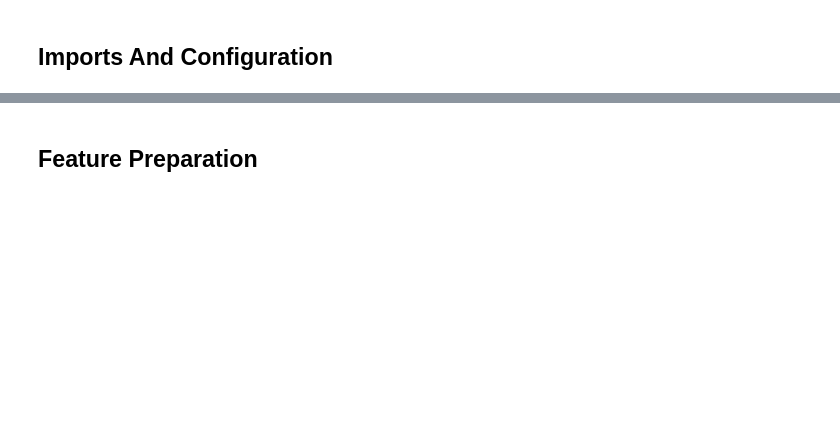
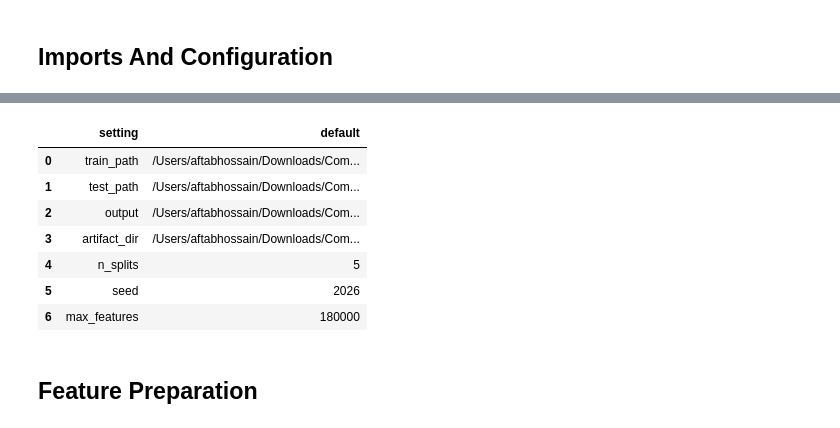
Before and after one commit to adib-26/Disaster-Tweet-Classification, a Jupyter notebook: notebooks/02_sparse_tfidf_ensemble.ipynb, the cells around one changed output, grey strips where cells are left out. Cells and saved outputs as stored; diff of their text form; code cells hidden in the pictures; blank space fills up the shorter version.

```diff
--- a/notebooks/02_sparse_tfidf_ensemble.ipynb
+++ b/notebooks/02_sparse_tfidf_ensemble.ipynb
@@ -57,14 +157,32 @@ WORD_PATTERN = re.compile(r"\b\w+\b")
 # %%
 def parse_args() -> argparse.Namespace:
     parser = argparse.ArgumentParser(description=__doc__)
     parser.add_argument("--train-path", type=Path, default=ROOT / "data/train.csv")
     parser.add_argument("--test-path", type=Path, default=ROOT / "data/test.csv")
     parser.add_argument("--output", type=Path, default=ROOT / "sparse_submission.csv")
     parser.add_argument("--artifact-dir", type=Path, default=ROOT / "artifacts/sparse")
     parser.add_argument("--n-splits", type=int, default=5)
     parser.add_argument("--seed", type=int, default=2026)
     parser.add_argument("--max-features", type=int, default=180_000)
     return parser.parse_args(args=[])
+
+# Result summary: output for notebook cell 9
+_args_preview = parse_args()
+pd.DataFrame(
+    {
+        "setting": list(vars(_args_preview)),
+        "default": [str(value) for value in vars(_args_preview).values()],
+    }
+)
+# %% [output]
+|  | setting | default |
+| 0 | train_path | /Users/aftabhossain/Downloads/Com... |
+| 1 | test_path | /Users/aftabhossain/Downloads/Com... |
+| 2 | output | /Users/aftabhossain/Downloads/Com... |
+| 3 | artifact_dir | /Users/aftabhossain/Downloads/Com... |
+| 4 | n_splits | 5 |
+| 5 | seed | 2026 |
+| 6 | max_features | 180000 |
 # %% [markdown]
 ## Feature Preparation
 # %%
```
Also changed, not shown: parts of 26 cells of this notebook, 15 other files.
